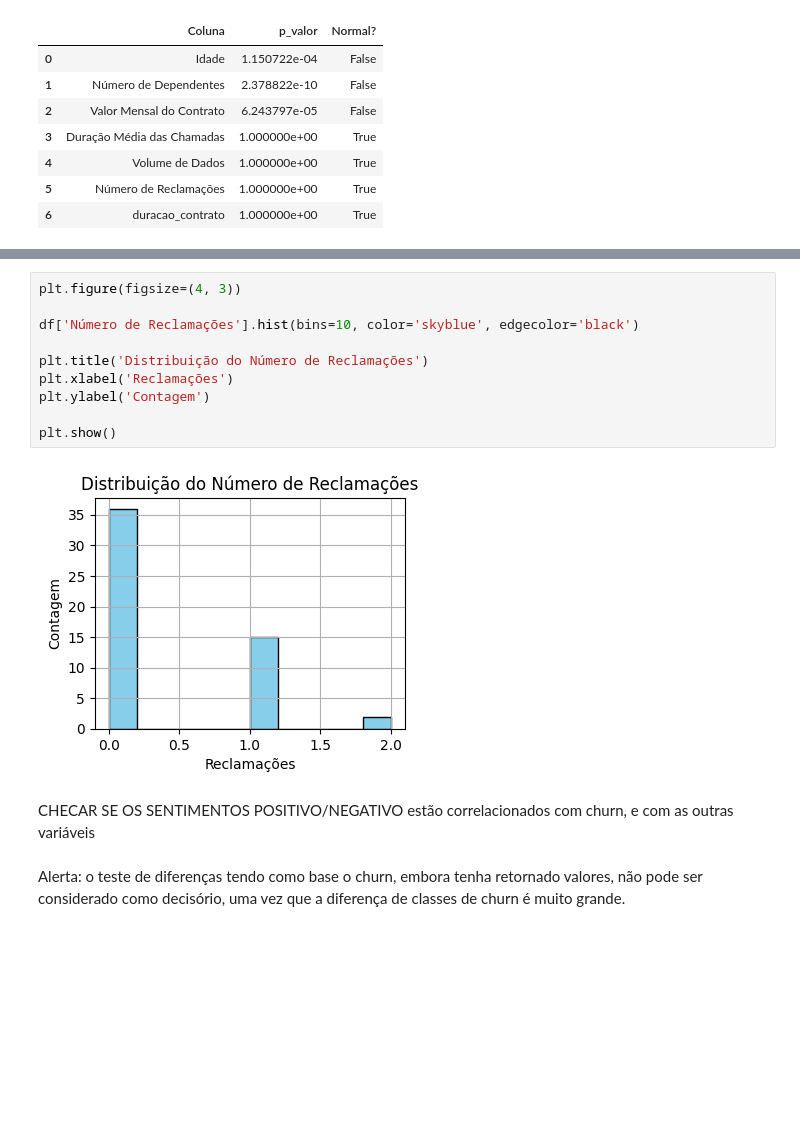
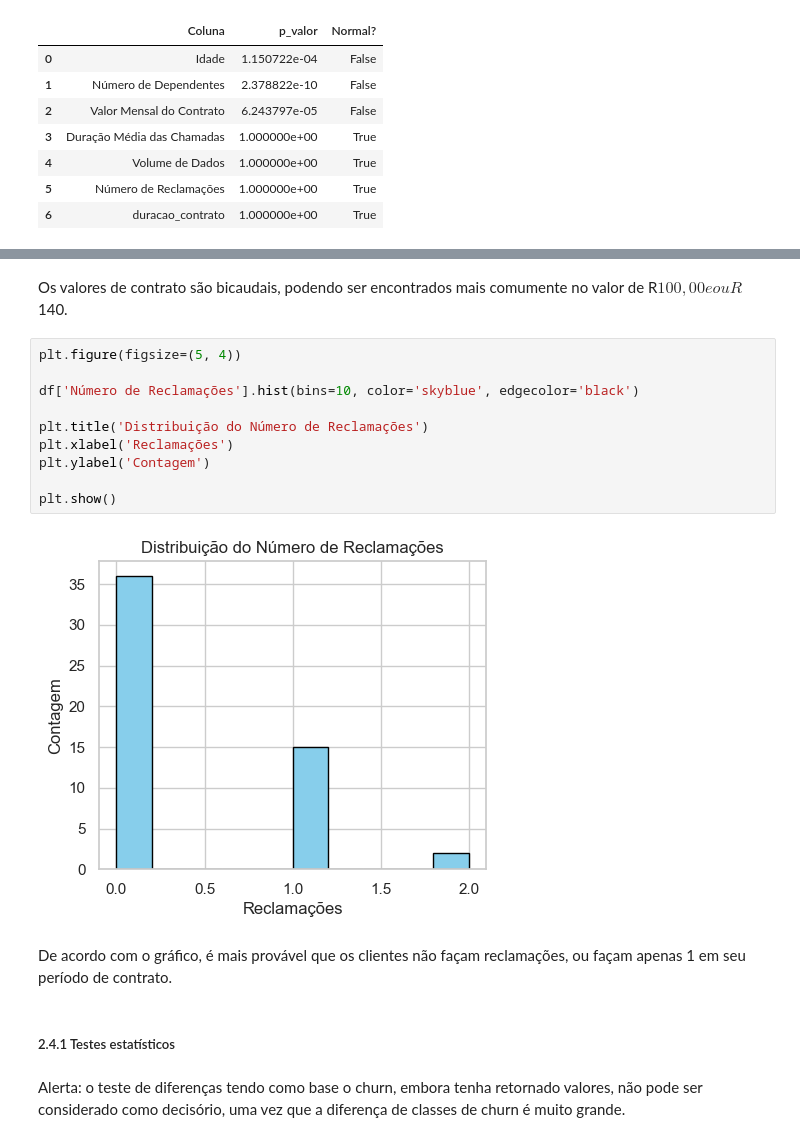
Before and after one commit to pedrocnf/ds-churn-challenge-nlp-llm, a Jupyter notebook: 2. EDA and Natural Language Analysis.ipynb, the cells around one changed output, grey strips where cells are left out. Saved outputs shown, nothing was run; the diff lists cells and outputs as text; blank space fills up the shorter version.

```diff
--- a/2. EDA and Natural Language Analysis.ipynb
+++ b/2. EDA and Natural Language Analysis.ipynb
@@ -572,17 +615,21 @@ plt.show()
+# %% [markdown]
+Os valores de contrato são bicaudais, podendo ser encontrados mais comumente no valor de R$ 100,00 e ou R$ 140.
 # %%
-plt.figure(figsize=(4, 3))
+plt.figure(figsize=(5, 4))
 
 df['Número de Reclamações'].hist(bins=10, color='skyblue', edgecolor='black')
 
 plt.title('Distribuição do Número de Reclamações')
 plt.xlabel('Reclamações')
 plt.ylabel('Contagem')
 
 plt.show()
 # %% [output]
-[figure, old version]
+[figure, new version]
-# %% [markdown]
-CHECAR SE OS SENTIMENTOS POSITIVO/NEGATIVO estão correlacionados com churn, e com as outras variáveis
+# %% [markdown]
+De acordo com o gráfico, é mais provável que os clientes não façam reclamações, ou façam apenas 1 em seu período de contrato.
+# %% [markdown]
+##### 2.4.1 Testes estatísticos
 # %% [markdown]
 Alerta: o teste de diferenças tendo como base o churn, embora tenha retornado valores, não pode ser considerado como decisório, uma vez que a diferença de classes de churn é muito grande.
 # %%
```
Also changed, not shown: parts of 54 cells of this notebook, 2 other files.
